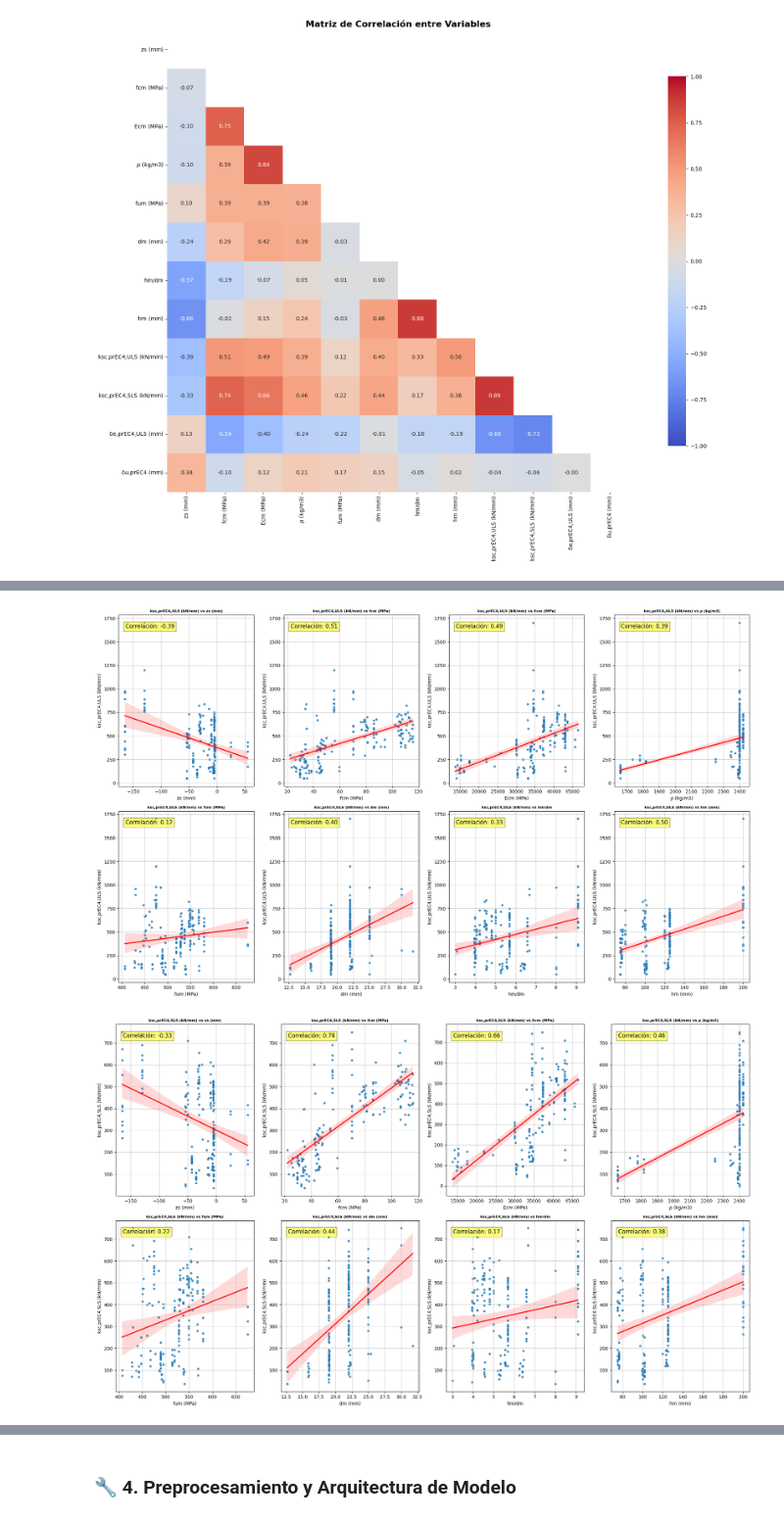
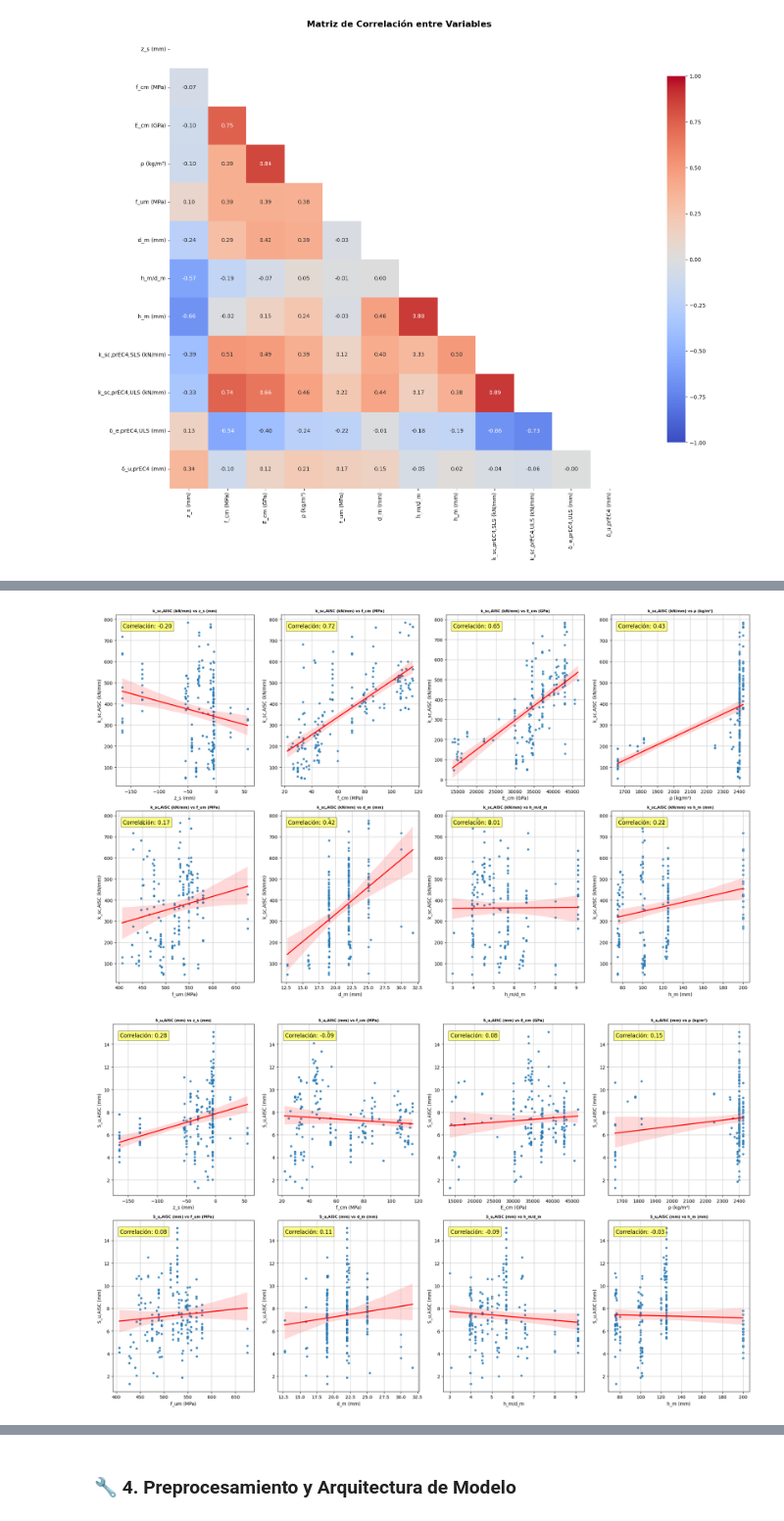
Before and after one commit to fjmucho/iAx, a Jupyter notebook: ML-e03 Red-Neuronal - Entrenamiento para Uniones-en-slabs.ipynb, the cells around one changed output, grey strips where cells are left out. Shown at 98% size. Drawn from its saved outputs; the diff is of its cells as text; code cells hidden in the pictures.

```diff
--- a/ML-e03 Red-Neuronal - Entrenamiento para Uniones-en-slabs.ipynb
+++ b/ML-e03 Red-Neuronal - Entrenamiento para Uniones-en-slabs.ipynb
@@ -85,9 +136,0 @@ display( data.head(5) )
-# %%
-# Damos drop a la columna "género"
-data = data.drop(columns=[
-'Test','Test specimen reference','Source author(s)','Source','Total number of studs n','Concrete test specimen type','Size of concrete test specimen (mm)','Curing','Conversion to cylinder strength',\
-'EN 1992-1-1: 2004 fck (flck) (MPa)','EN 1992-1-1: 2004 Ecm (Elcm) (MPa)','EN 1992-1-1: 2004 Density class','EN 1992-1-1: 2004 r (kg/m³)','ISO 13918: 2008 fu (MPa)',\
-'d (mm)','ddo (mm)','hw (mm)','h/d','h (mm)', \
-'du-de,ULS (mm)', 'du-de,ULS (mm).1', 'du-de,ULS (mm).2', 'fcm (MPa).1', 'Slip (mm)','Load (kN)'], axis=1)
-
-display( data.head(5) )
@@ -386,11 +424,24 @@ plot_correlation_matrix(data)
 # %%
-data = data.drop(columns=['ddom (mm)', 'hwm (mm)'], axis=1)
+data = data.drop(columns=['d_dom (mm)', 'h_wm (mm)'], axis=1)
 # %%
 # por headers
 data1 = data[
-    ['zs (mm)', 'fcm (MPa)', 'Ecm (MPa)', r'ρ (kg/m3)', 'fum (MPa)', 'dm (mm)', 'hm/dm', 'hm (mm)',
-     'ksc,prEC4,ULS (kN/mm)', 'ksc,prEC4,SLS (kN/mm)', 'δe,prEC4,ULS (mm)', 'δu,prEC4 (mm)']
-    ]
+    ["z_s (mm)", "f_cm (MPa)", "E_cm (GPa)", r"ρ (kg/m³)", "f_um (MPa)", "d_m (mm)", "h_m/d_m", "h_m (mm)", \
+     "k_sc,prEC4,SLS (kN/mm)", "k_sc,prEC4,ULS (kN/mm)", "δ_e,prEC4,ULS (mm)", "δ_u,prEC4 (mm)"] ]
+data2 = data[
+    ["z_s (mm)", "f_cm (MPa)", "E_cm (GPa)", r"ρ (kg/m³)", "f_um (MPa)", "d_m (mm)", "h_m/d_m", "h_m (mm)", \
+     "k_sc,SRD1,SLS (kN/mm)", "k_sc,SRD1,ULS (kN/mm)", "δ_e,SRD1,ULS (mm)", "δ_u,SRD1 (mm)"] ]
+
+data3 = data[
+    ["z_s (mm)", "f_cm (MPa)", "E_cm (GPa)", r"ρ (kg/m³)", "f_um (MPa)", "d_m (mm)", "h_m/d_m", "h_m (mm)", \
+     "k_sc,SRD2,SLS (kN/mm)", "k_sc,SRD2,ULS (kN/mm)", "δ_e,SRD2,ULS (mm)", "δ_u,SRD2 (mm)"] ]
+
+data4 = data[
+    ["z_s (mm)", "f_cm (MPa)", "E_cm (GPa)", r"ρ (kg/m³)", "f_um (MPa)", "d_m (mm)", "h_m/d_m", "h_m (mm)", \
+      "k_sc,AISC (kN/mm)", "S_u,AISC (mm)"] ]
+
 plot_correlation_matrix(data1)
+
+# pd.plotting.scatter_matrix(data1, figsize=(16, 16))
 # %% [output]
 [figure]
@@ -416,7 +447,0 @@ plot_correlation_matrix(data3)
-# %%
-# por headers
-data4 = data[
-    ['zs (mm)', 'fcm (MPa)', 'Ecm (MPa)', r'ρ (kg/m3)', 'fum (MPa)', 'dm (mm)', 'hm/dm', 'hm (mm)',
-     'su,AISC (mm)', 'ksc,AISC (kN/mm)']
-    ]
-plot_correlation_matrix(data4)
@@ -425,10 +448,13 @@ plot_correlation_matrix(data4)
 # %%
 # plot_scatter_relationsships(data, my_target='')
 # %%
-targets = ['ksc,prEC4,ULS (kN/mm)', 'ksc,prEC4,SLS (kN/mm)', 'δe,prEC4,ULS (mm)', 'δu,prEC4 (mm)']
+# targets = ["k_sc,prEC4,SLS (kN/mm)", "k_sc,prEC4,ULS (kN/mm)", "δ_e,prEC4,ULS (mm)", "δ_u,prEC4 (mm)"]
+# targets = ["k_sc,SRD1,SLS (kN/mm)", "k_sc,SRD1,ULS (kN/mm)", "δ_e,SRD1,ULS (mm)", "δ_u,SRD1 (mm)"]
+# targets = ["k_sc,SRD2,SLS (kN/mm)", "k_sc,SRD2,ULS (kN/mm)", "δ_e,SRD2,ULS (mm)", "δ_u,SRD2 (mm)"]
+targets = ["k_sc,AISC (kN/mm)", "S_u,AISC (mm)"]
 for i, target in enumerate(targets, start=1):
     # print(f"{i}: {target}")
-    plot_scatter_relationsships(data1, my_target=target)
+    plot_scatter_relationsships(data4, my_target=target)
 # %% [output]
-[figure, old version]
+[figure, new version]
-[figure, old version]
+[figure, new version]
```
Also changed, not shown: parts of 20 cells of this notebook, 7 other files.
